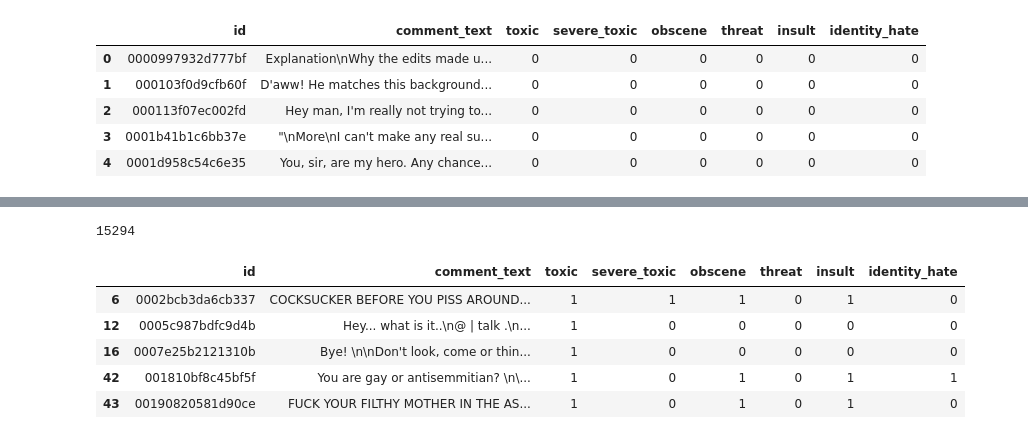
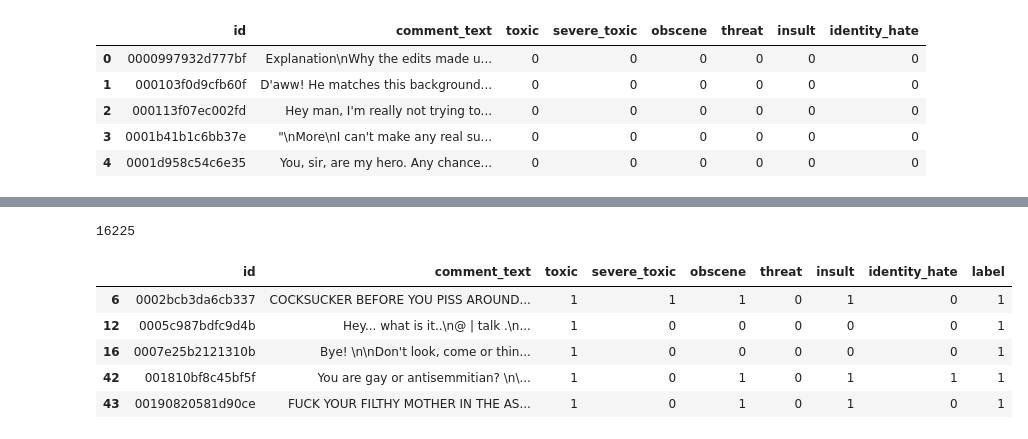
Before and after one commit to SiciliaLeco/IT3011-Toxic-comments, a Jupyter notebook: analyze.ipynb, the cells around one changed output, grey strips where cells are left out. Saved outputs shown, nothing was run; the diff lists cells and outputs as text; code cells hidden in the pictures.

```diff
--- a/analyze.ipynb
+++ b/analyze.ipynb
@@ -26,0 +22,4 @@ Name: toxic, dtype: int64
+# %%
+df['label']=df.apply(lambda row: 0 if row['toxic']==0 and row['severe_toxic']==0 and row['obscene']== 0 and row['threat']==0 and row['insult']==0 and row['identity_hate']==0 else 1, axis=1)
+df['label'].value_counts()
+df.head()
@@ -27,12 +33,12 @@ Name: toxic, dtype: int64
 # %%
-toxic=df[df['toxic']==1]
+toxic=df[df['label']==1]
 print(len(toxic))
 toxic.head()
 # %% [output]
-15294
+16225
-|  | id | comment_text | toxic | severe_toxic | obscene | threat | insult | identity_hate |
-| 6 | 0002bcb3da6cb337 | COCKSUCKER BEFORE YOU PISS AROUND... | 1 | 1 | 1 | 0 | 1 | 0 |
-| 12 | 0005c987bdfc9d4b | Hey... what is it..\n@ | talk .\n... | 1 | 0 | 0 | 0 | 0 | 0 |
-| 16 | 0007e25b2121310b | Bye! \n\nDon't look, come or thin... | 1 | 0 | 0 | 0 | 0 | 0 |
-| 42 | 001810bf8c45bf5f | You are gay or antisemmitian? \n\... | 1 | 0 | 1 | 0 | 1 | 1 |
-| 43 | 00190820581d90ce | FUCK YOUR FILTHY MOTHER IN THE AS... | 1 | 0 | 1 | 0 | 1 | 0 |
+|  | id | comment_text | toxic | severe_toxic | obscene | threat | insult | identity_hate | label |
+| 6 | 0002bcb3da6cb337 | COCKSUCKER BEFORE YOU PISS AROUND... | 1 | 1 | 1 | 0 | 1 | 0 | 1 |
+| 12 | 0005c987bdfc9d4b | Hey... what is it..\n@ | talk .\n... | 1 | 0 | 0 | 0 | 0 | 0 | 1 |
+| 16 | 0007e25b2121310b | Bye! \n\nDon't look, come or thin... | 1 | 0 | 0 | 0 | 0 | 0 | 1 |
+| 42 | 001810bf8c45bf5f | You are gay or antisemmitian? \n\... | 1 | 0 | 1 | 0 | 1 | 1 | 1 |
+| 43 | 00190820581d90ce | FUCK YOUR FILTHY MOTHER IN THE AS... | 1 | 0 | 1 | 0 | 1 | 0 | 1 |
```
Also changed, not shown: parts of 12 cells of this notebook, 3 other files.
